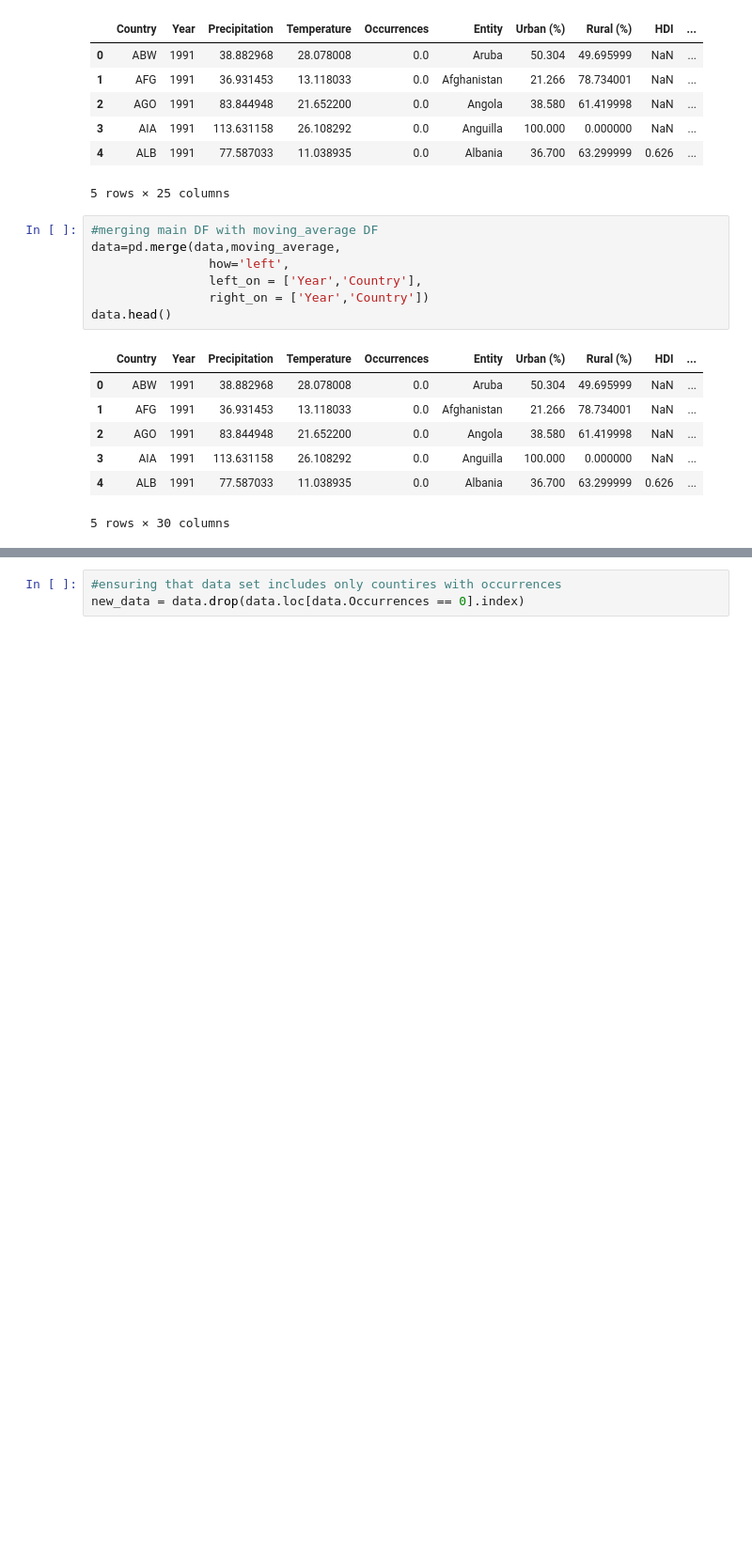
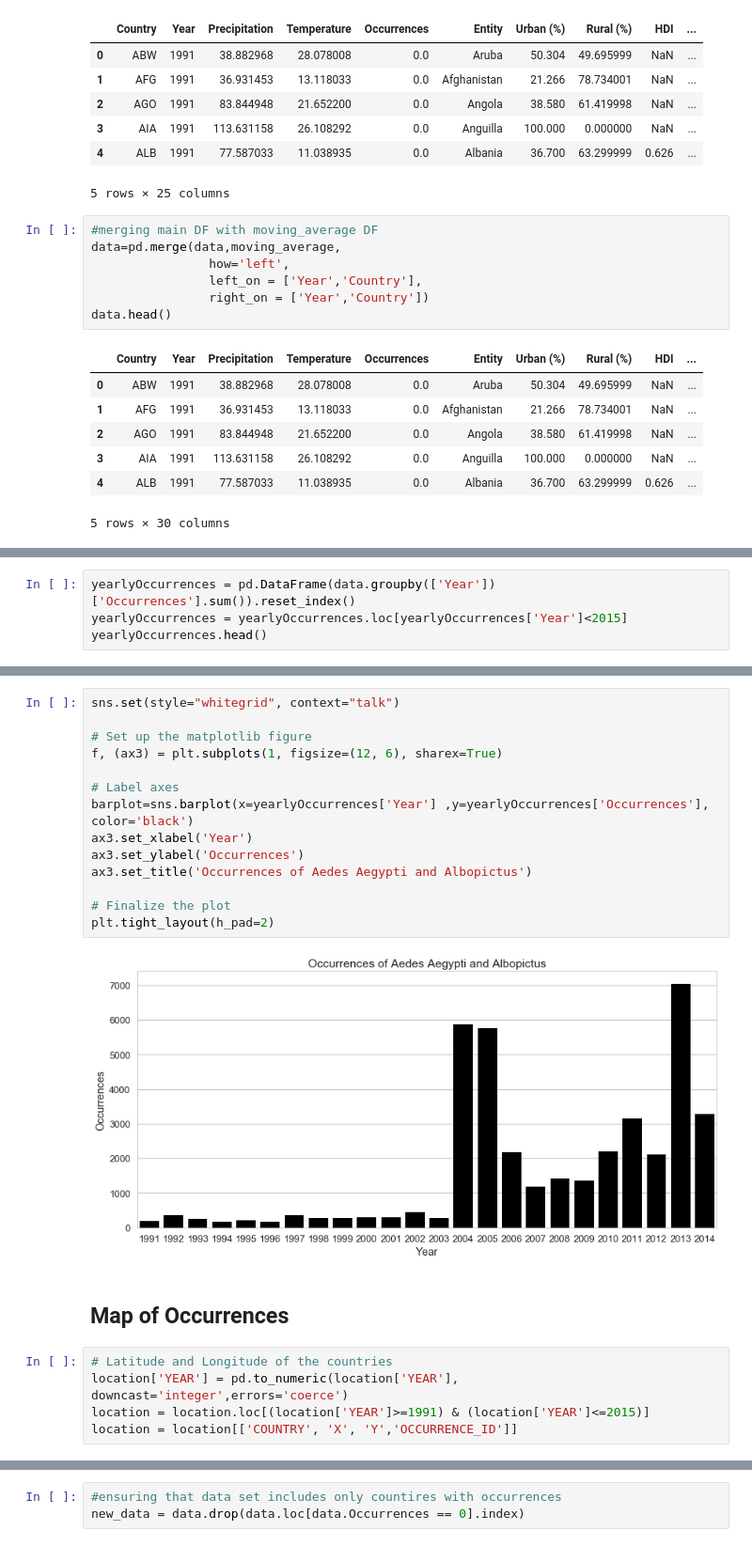
Before and after one commit to QuirkyDataScientist1978/project_dengue_fever, a Jupyter notebook: Final_Project_IP.ipynb, the cells around one changed output, grey strips where cells are left out. Shown at 94% size. Drawn from its saved outputs; the diff is of its cells as text; blank space fills up the shorter version.

Commit message:
Maps and graphs added. Bugs fixed

```diff
--- a/Final_Project_IP.ipynb
+++ b/Final_Project_IP.ipynb
@@ -1317,0 +1342,4 @@ data.head()
+# %%
+yearlyOccurrences = pd.DataFrame(data.groupby(['Year'])['Occurrences'].sum()).reset_index()
+yearlyOccurrences = yearlyOccurrences.loc[yearlyOccurrences['Year']<2015]
+yearlyOccurrences.head()
@@ -1317,0 +1353,23 @@ data.head()
+# %%
+sns.set(style="whitegrid", context="talk")
+
+# Set up the matplotlib figure
+f, (ax3) = plt.subplots(1, figsize=(12, 6), sharex=True)
+
+# Label axes
+barplot=sns.barplot(x=yearlyOccurrences['Year'] ,y=yearlyOccurrences['Occurrences'], color='black')
+ax3.set_xlabel('Year')
+ax3.set_ylabel('Occurrences')
+ax3.set_title('Occurrences of Aedes Aegypti and Albopictus')
+
+# Finalize the plot
+plt.tight_layout(h_pad=2)
+# %% [output]
+[figure, added]
+# %% [markdown]
+## Map of Occurrences
+# %%
+# Latitude and Longitude of the countries
+location['YEAR'] = pd.to_numeric(location['YEAR'], downcast='integer',errors='coerce')
+location = location.loc[(location['YEAR']>=1991) & (location['YEAR']<=2015)]
+location = location[['COUNTRY', 'X', 'Y','OCCURRENCE_ID']]
```
Also changed, not shown: parts of 27 cells of this notebook, 1 other file.
